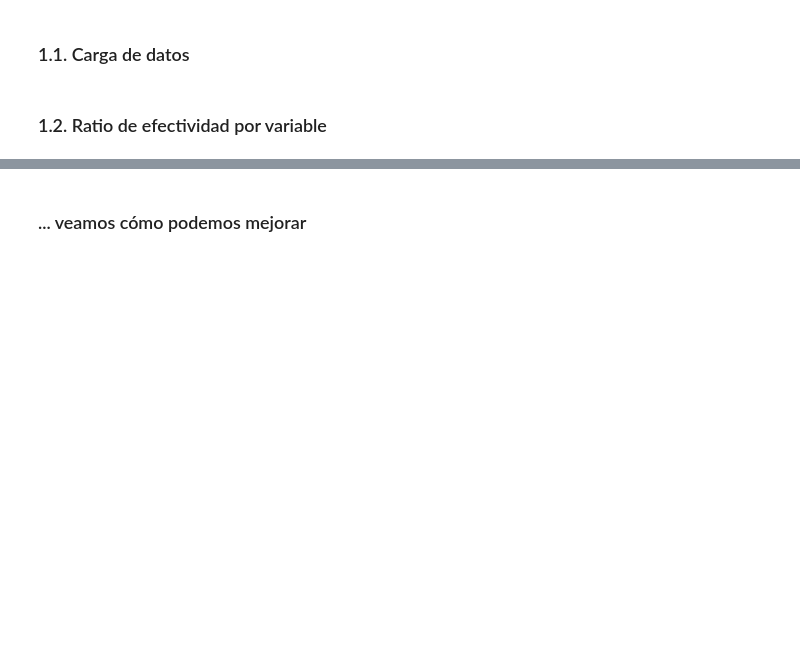
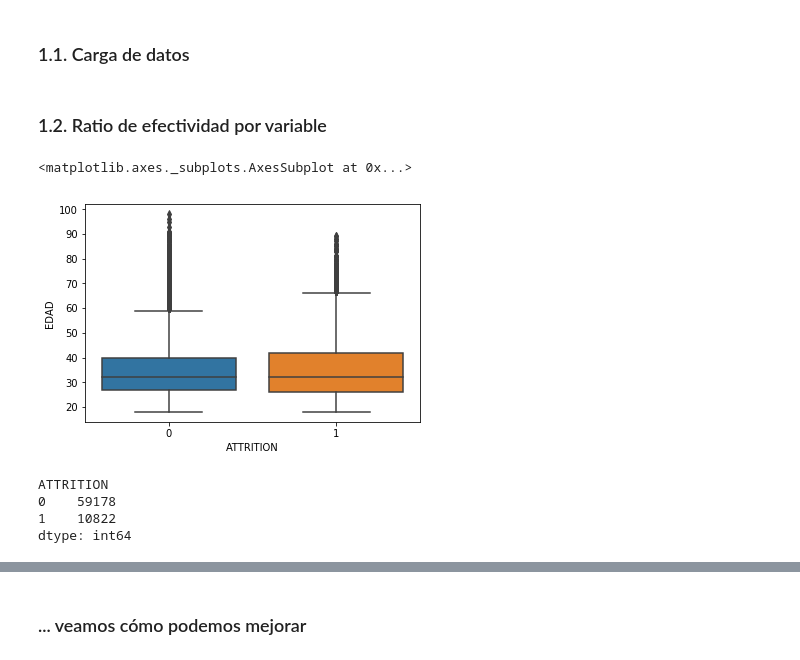
Before and after one commit to mmejiap/practice-ml-python, a Jupyter notebook: clase03/Sesion3/notebooks/Módulo 3. Entendimiento_preparación_de_datos_part2.ipynb, the cells around one changed output, grey strips where cells are left out. Cells and saved outputs as stored; diff of their text form; code cells hidden in the pictures; blank space fills up the shorter version.

```diff
--- a/clase03/Sesion3/notebooks/Módulo 3. Entendimiento_preparación_de_datos_part2.ipynb
+++ b/clase03/Sesion3/notebooks/Módulo 3. Entendimiento_preparación_de_datos_part2.ipynb
@@ -15,7 +15,7 @@ Se desea saber la probalidad de que los clientes de una entidad financiera dejen
 import pandas as pd
 #!pip install xlrd
 # %%
-df_train_clientes = pd.read_excel('../data/train_clientes.xlsx')
+df_train_clientes = pd.read_excel('../../../clase04/sesion4-part2/data/train_clientes.xlsx')
 # %%
 #df_train_clientes.info()
 # %% [markdown]
@@ -24,9 +24,17 @@ df_train_clientes = pd.read_excel('../data/train_clientes.xlsx')
 import seaborn as sns
 import matplotlib.pyplot as plt
 # %%
-#sns.boxplot(x=df_train_clientes["ATTRITION"], y=df_train_clientes["EDAD"] )
+sns.boxplot(x=df_train_clientes["ATTRITION"], y=df_train_clientes["EDAD"] )
+# %% [output]
+<matplotlib.axes._subplots.AxesSubplot at 0x...>
+[figure, added]
 # %%
 df_train_clientes.groupby('ATTRITION').size()
+# %% [output]
+ATTRITION
+0    59178
+1    10822
+dtype: int64
 # %%
 p1 = sns.kdeplot((df_train_clientes.loc[df_train_clientes['ATTRITION'] == 0,'EDAD']).dropna(), shade=True, legend=True, label = '0')
 p2 = sns.kdeplot((df_train_clientes.loc[df_train_clientes['ATTRITION'] == 1,'EDAD']).dropna(), shade=True, legend=True, label = '1', color="r")
```
Also changed, not shown: parts of 36 cells of this notebook, 5 other files.
